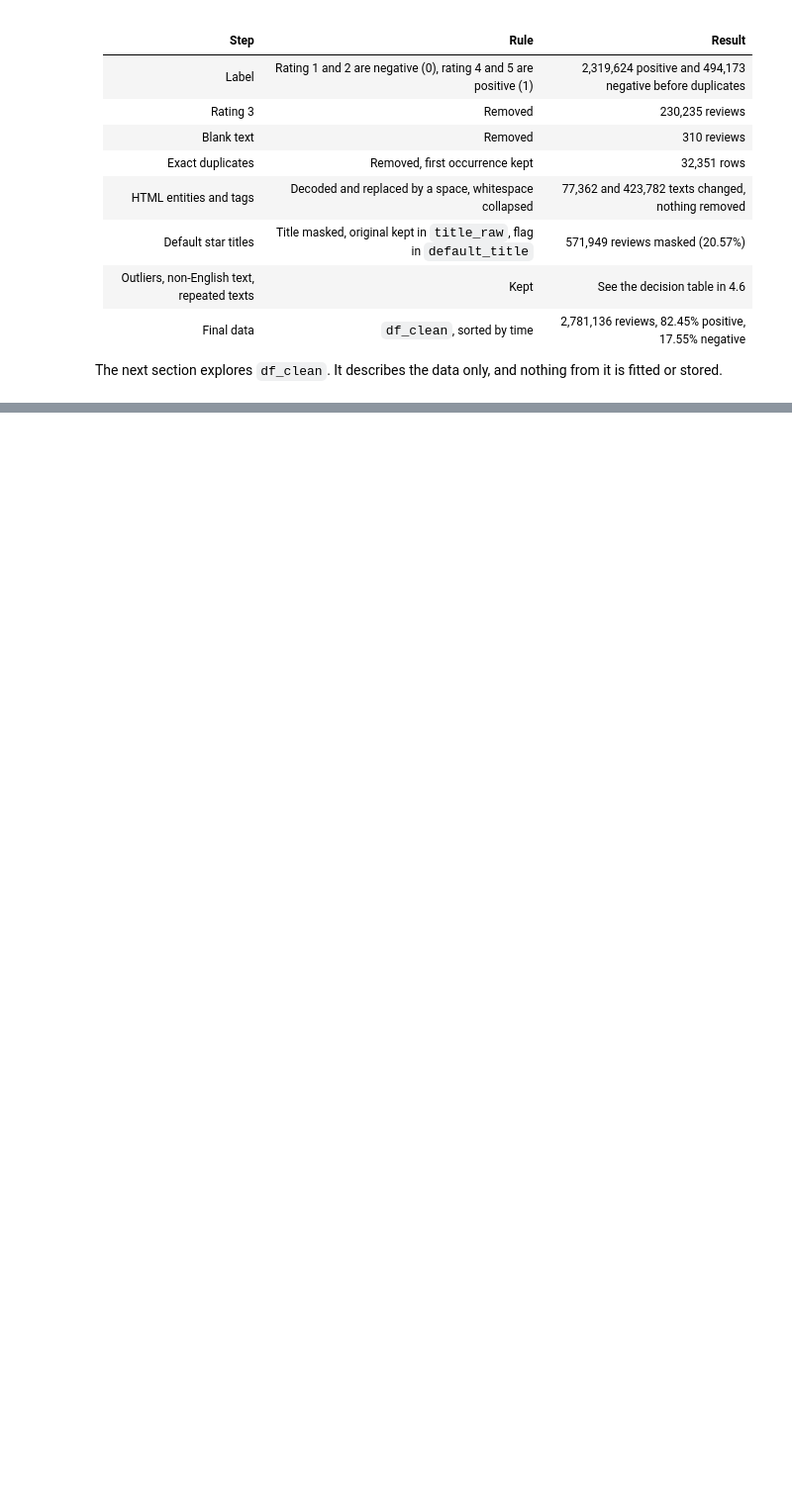
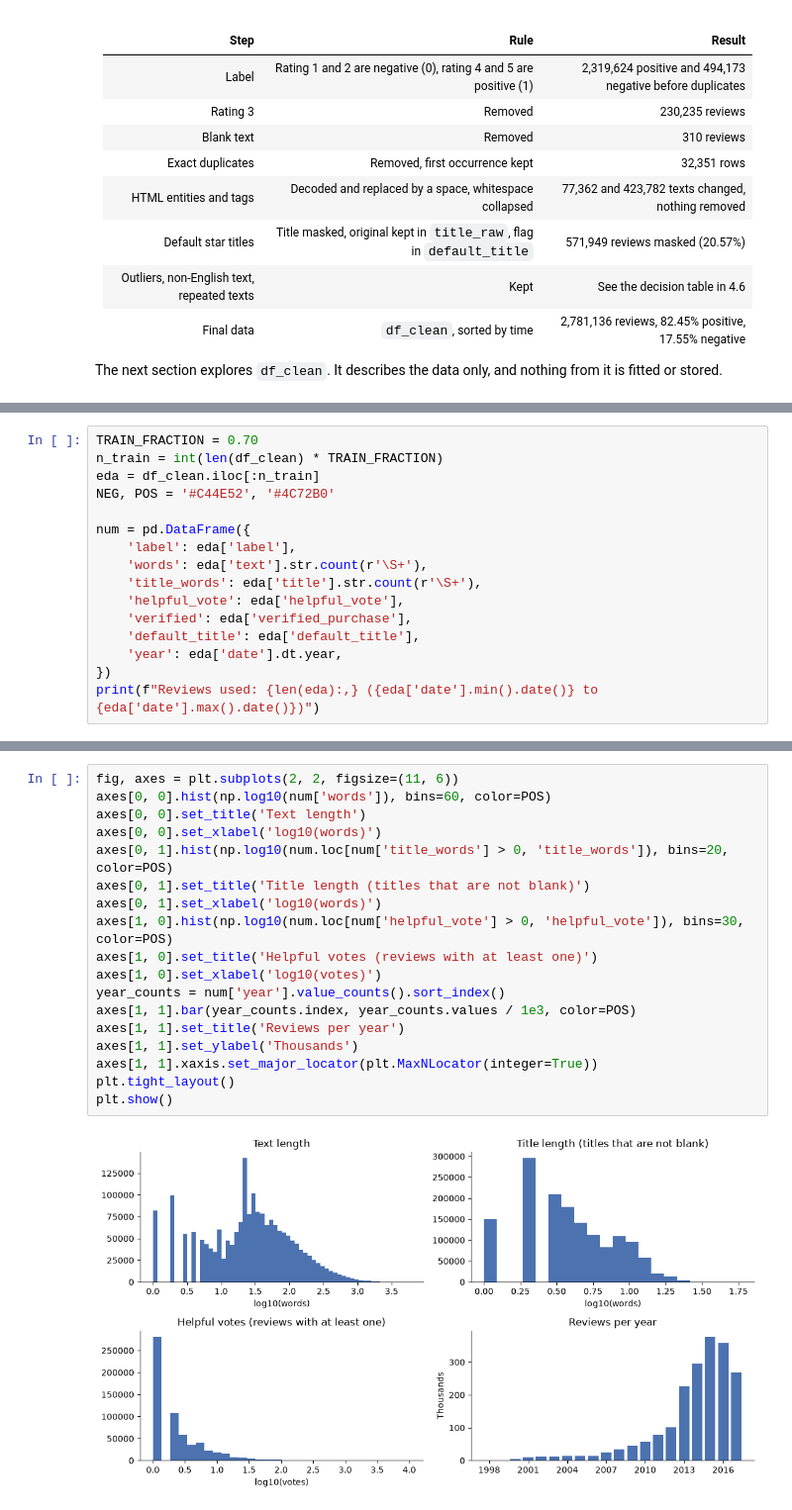
Before and after one commit to Virtuozs/MLOps2-pertemuan1-sentiment-classification, a Jupyter notebook: notebook.ipynb, the cells around one changed output, grey strips where cells are left out. Shown at 99% size. Cells and saved outputs as stored; diff of their text form; blank space fills up the shorter version.

```diff
--- a/notebook.ipynb
+++ b/notebook.ipynb
@@ -992,0 +1002,16 @@ The next section explores `df_clean`. It describes the data only, and nothing fr
+# %%
+TRAIN_FRACTION = 0.70
+n_train = int(len(df_clean) * TRAIN_FRACTION)
+eda = df_clean.iloc[:n_train]
+NEG, POS = '#C44E52', '#4C72B0'
+
+num = pd.DataFrame({
+    'label': eda['label'],
+    'words': eda['text'].str.count(r'\S+'),
+    'title_words': eda['title'].str.count(r'\S+'),
+    'helpful_vote': eda['helpful_vote'],
+    'verified': eda['verified_purchase'],
+    'default_title': eda['default_title'],
+    'year': eda['date'].dt.year,
+})
+print(f"Reviews used: {len(eda):,} ({eda['date'].min().date()} to {eda['date'].max().date()})")
@@ -992,0 +1055,20 @@ The next section explores `df_clean`. It describes the data only, and nothing fr
+# %%
+fig, axes = plt.subplots(2, 2, figsize=(11, 6))
+axes[0, 0].hist(np.log10(num['words']), bins=60, color=POS)
+axes[0, 0].set_title('Text length')
+axes[0, 0].set_xlabel('log10(words)')
+axes[0, 1].hist(np.log10(num.loc[num['title_words'] > 0, 'title_words']), bins=20, color=POS)
+axes[0, 1].set_title('Title length (titles that are not blank)')
+axes[0, 1].set_xlabel('log10(words)')
+axes[1, 0].hist(np.log10(num.loc[num['helpful_vote'] > 0, 'helpful_vote']), bins=30, color=POS)
+axes[1, 0].set_title('Helpful votes (reviews with at least one)')
+axes[1, 0].set_xlabel('log10(votes)')
+year_counts = num['year'].value_counts().sort_index()
+axes[1, 1].bar(year_counts.index, year_counts.values / 1e3, color=POS)
+axes[1, 1].set_title('Reviews per year')
+axes[1, 1].set_ylabel('Thousands')
+axes[1, 1].xaxis.set_major_locator(plt.MaxNLocator(integer=True))
+plt.tight_layout()
+plt.show()
+# %% [output]
+[figure, added]
```
Also changed, not shown: parts of 27 cells of this notebook.
